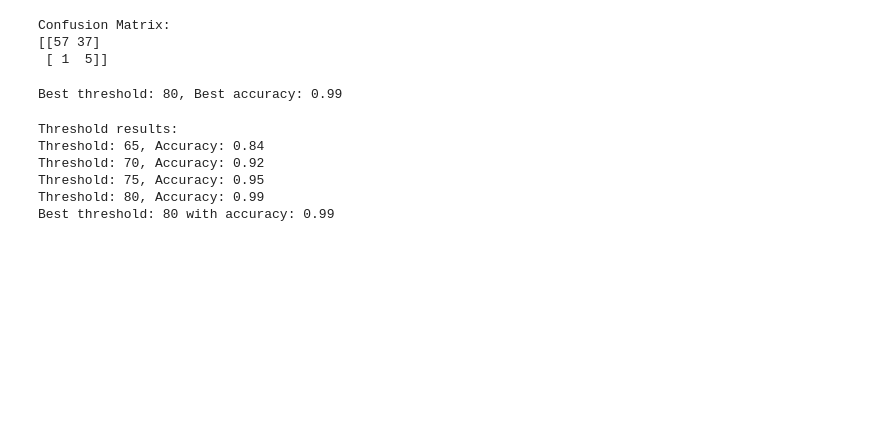
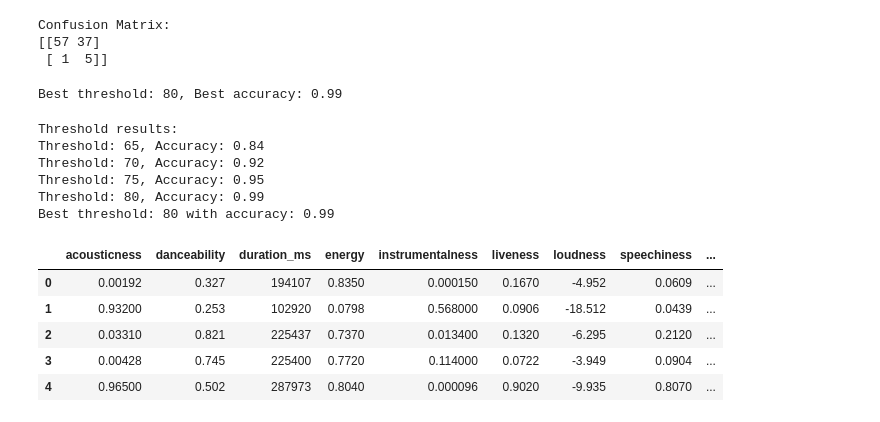
Before and after one commit to Aaron-Budge/Naive-Bayes-AI-Class-Project-2, a Jupyter notebook: Untitled.ipynb, the cells around one changed output. Saved outputs shown, nothing was run; the diff lists cells and outputs as text; code cells hidden in the pictures; blank space fills up the shorter version.

```diff
--- a/Untitled.ipynb
+++ b/Untitled.ipynb
@@ -502,3 +509,12 @@ Threshold: 70, Accuracy: 0.92
 Threshold: 75, Accuracy: 0.95
 Threshold: 80, Accuracy: 0.99
 Best threshold: 80 with accuracy: 0.99
+# %%
+data.head()
+# %% [output]
+|  | acousticness | danceability | duration_ms | energy | instrumentalness | liveness | loudness | speechiness | ... |
+| 0 | 0.00192 | 0.327 | 194107 | 0.8350 | 0.000150 | 0.1670 | -4.952 | 0.0609 | ... |
+| 1 | 0.93200 | 0.253 | 102920 | 0.0798 | 0.568000 | 0.0906 | -18.512 | 0.0439 | ... |
+| 2 | 0.03310 | 0.821 | 225437 | 0.7370 | 0.013400 | 0.1320 | -6.295 | 0.2120 | ... |
+| 3 | 0.00428 | 0.745 | 225400 | 0.7720 | 0.114000 | 0.0722 | -3.949 | 0.0904 | ... |
+| 4 | 0.96500 | 0.502 | 287973 | 0.8040 | 0.000096 | 0.9020 | -9.935 | 0.8070 | ... |
```
Also changed, not shown: parts of 1 cell of this notebook, 1 other file.
